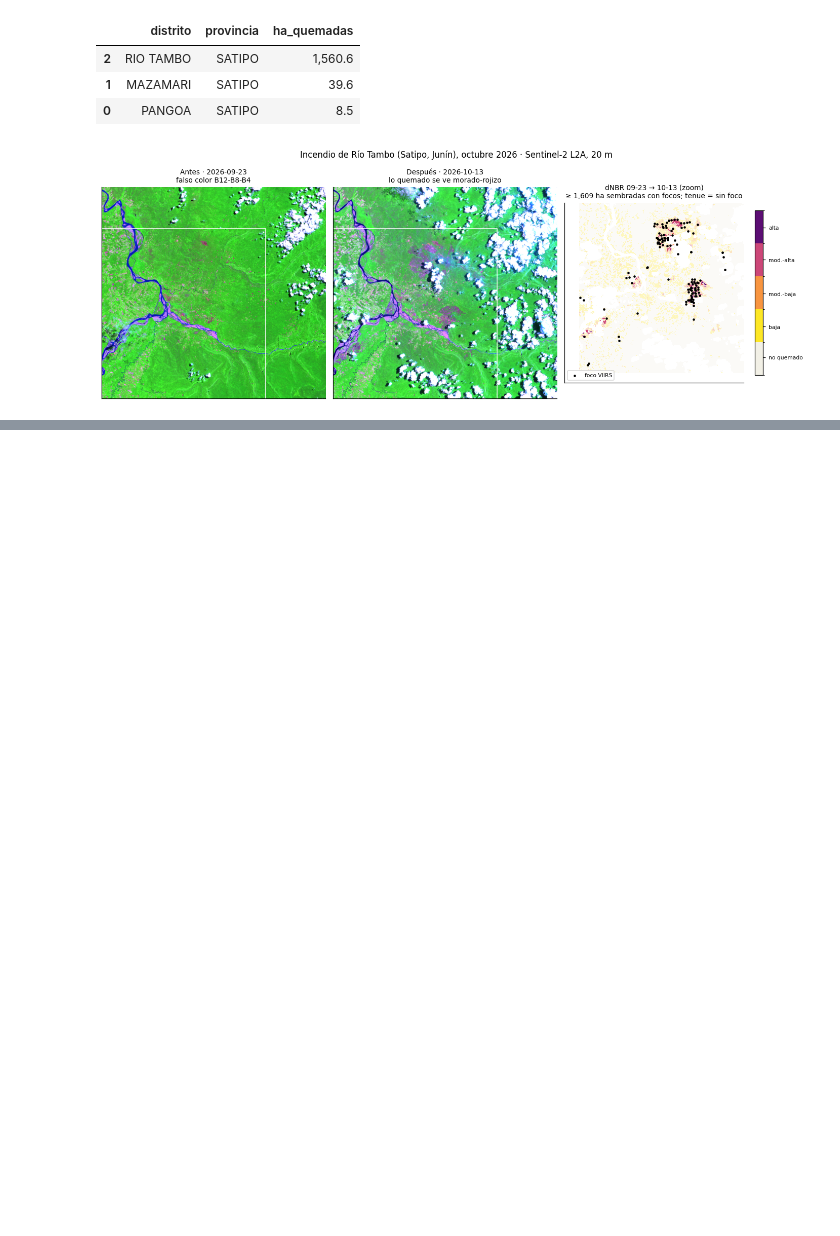
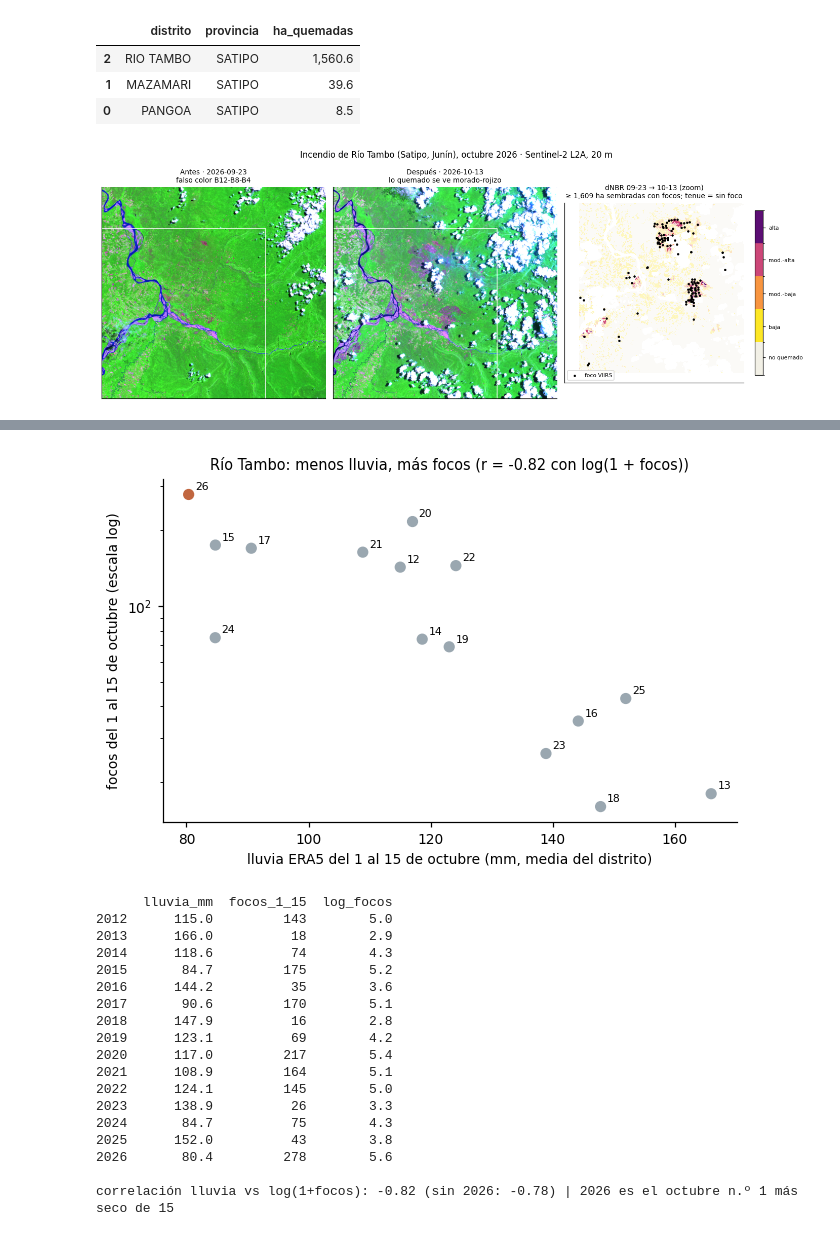
Before and after one commit to haradaoyakawahideki/Python, a Jupyter notebook: Ejercicio/incendios_2026.ipynb, the cells around one changed output, grey strips where cells are left out. Saved outputs shown, nothing was run; the diff lists cells and outputs as text; code cells hidden in the pictures; blank space fills up the shorter version.

Commit message:
Ejercicio: notebook con lluvia, última semana, Sentinel-2 y relieve; README con diseño metodológico; página en docs/ para GitHub Pages
Co-Authored-By: Claude Opus 5.5 <noreply@anthropic.com>

```diff
--- a/Ejercicio/incendios_2026.ipynb
+++ b/Ejercicio/incendios_2026.ipynb
@@ -447,0 +459,47 @@ plt.show()
+# %%
+import json
+
+clima = json.load(open("datos/clima/open_meteo.json"))
+lluvia = pd.Series({int(a): np.mean(v) for a, v in clima["lluvia"].items()}, name="lluvia_mm")
+focos15 = rt[rt.dia <= 15].groupby("anio").size().reindex(range(2012, 2027), fill_value=0).rename("focos_1_15")
+anual = pd.concat([lluvia, focos15], axis=1)
+anual["log_focos"] = np.log1p(anual.focos_1_15)
+r_lluvia = anual.lluvia_mm.corr(anual.log_focos)
+r_sin_2026 = anual.loc[:2025, "lluvia_mm"].corr(anual.loc[:2025, "log_focos"])
+puesto_seco = int(anual.lluvia_mm.rank().loc[2026])
+
+fig, ax = plt.subplots(figsize=(6, 4))
+ax.scatter(anual.lluvia_mm, anual.focos_1_15, color=["#c1663f" if a == 2026 else "#9aa7b0" for a in anual.index], s=40)
+for a, f in anual.iterrows():
+    ax.annotate(str(a)[2:], (f.lluvia_mm, f.focos_1_15), fontsize=7, xytext=(4, 3), textcoords="offset points")
+ax.set_yscale("log")
+ax.set_xlabel("lluvia ERA5 del 1 al 15 de octubre (mm, media del distrito)")
+ax.set_ylabel("focos del 1 al 15 de octubre (escala log)")
+ax.set_title(f"Río Tambo: menos lluvia, más focos (r = {r_lluvia:.2f} con log(1 + focos))", fontsize=9.5)
+plt.tight_layout()
+plt.savefig(f"{FIG}/lluvia_vs_focos.png", bbox_inches="tight")
+plt.show()
+
+print(anual.round(1).to_string())
+print(f"\ncorrelación lluvia vs log(1+focos): {r_lluvia:.2f} (sin 2026: {r_sin_2026:.2f}) | "
+      f"2026 es el octubre n.º {puesto_seco} más seco de 15")
+# %% [output]
+[figure, added]
+      lluvia_mm  focos_1_15  log_focos
+2012      115.0         143        5.0
+2013      166.0          18        2.9
+2014      118.6          74        4.3
+2015       84.7         175        5.2
+2016      144.2          35        3.6
+2017       90.6         170        5.1
+2018      147.9          16        2.8
+2019      123.1          69        4.2
+2020      117.0         217        5.4
+2021      108.9         164        5.1
+2022      124.1         145        5.0
+2023      138.9          26        3.3
+2024       84.7          75        4.3
+2025      152.0          43        3.8
+2026       80.4         278        5.6
+
+correlación lluvia vs log(1+focos): -0.82 (sin 2026: -0.78) | 2026 es el octubre n.º 1 más seco de 15
```
Also changed, not shown: parts of 9 cells of this notebook, 10 other files.
